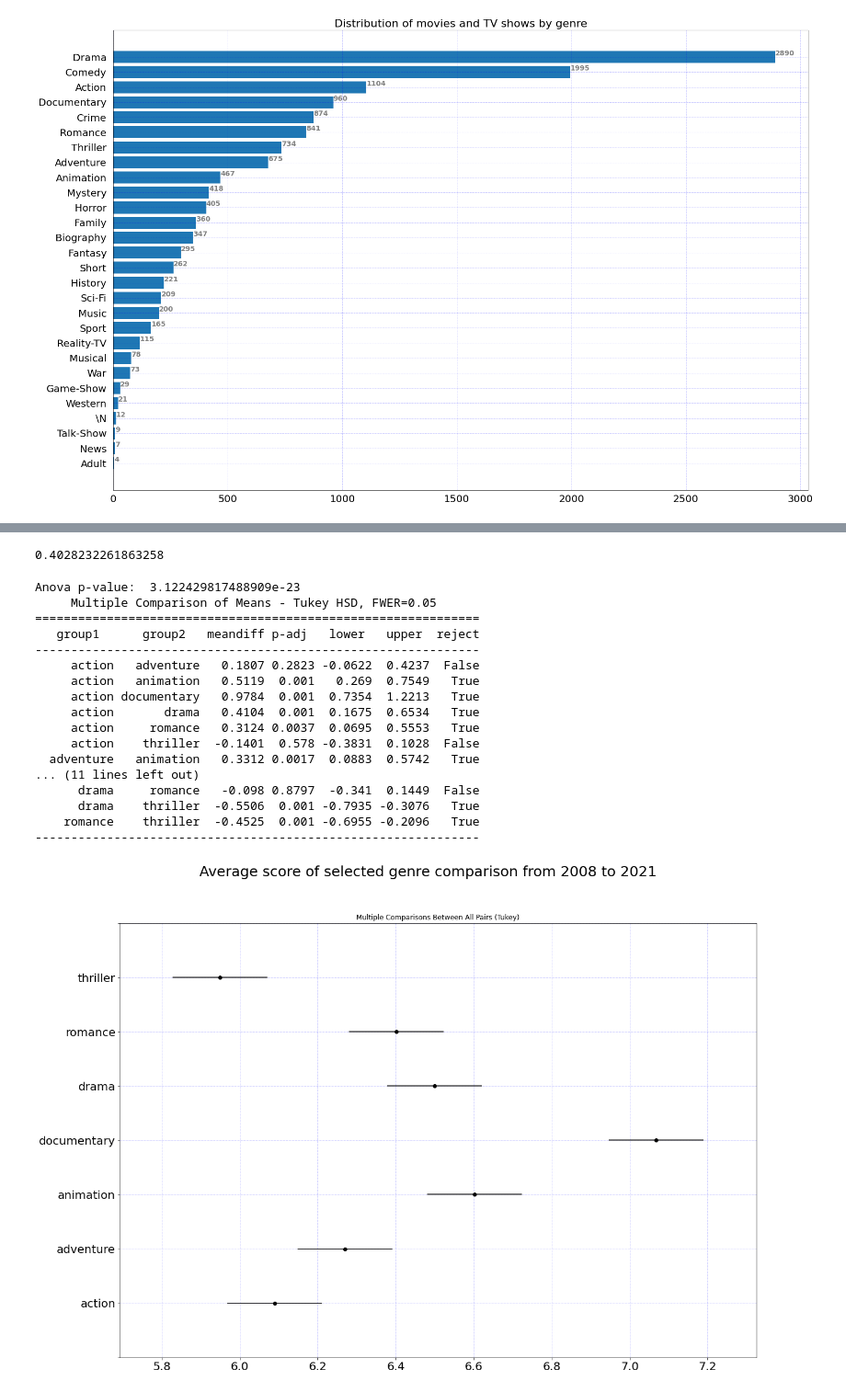
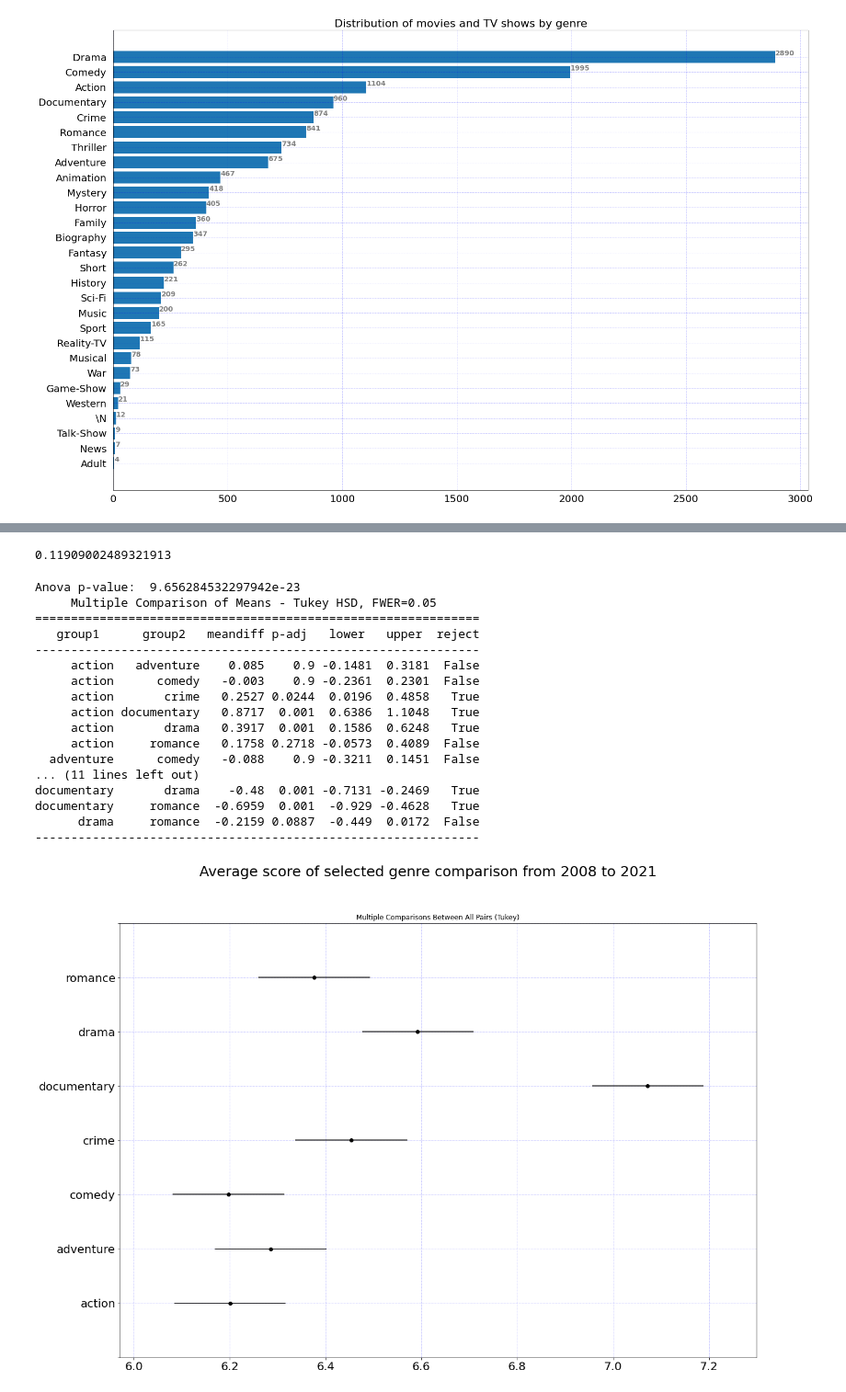
Before and after one commit to johnnminh/CMPT353-Netflix-Data, a Jupyter notebook: genre_analyzing.ipynb, the cells around one changed output, grey strips where cells are left out. Shown at 92% size. Saved outputs shown, nothing was run; the diff lists cells and outputs as text; code cells hidden in the pictures.

Commit message:
Change year range and genre

```diff
--- a/genre_analyzing.ipynb
+++ b/genre_analyzing.ipynb
@@ -76,6 +98,6 @@ yearly_groupped = title_genre_4.groupby('year').size().reset_index(name = 'count
 # %%
 yearly_groupped = yearly_groupped[yearly_groupped['year'] > 2000]
-subset_year = title_genre_4[title_genre_4['year']>2008]
+subset_year = title_genre_4[title_genre_4['year']>2000]
 subset_year = subset_year.set_index('year')
 # %%
 subset_year = subset_year.groupby(['splitted_genre','year'])['averageRating'].mean().reset_index()
@@ -83,13 +121,14 @@ subset_year = subset_year.groupby(['splitted_genre','year'])['averageRating'].me
 subset_year =subset_year.set_index('splitted_genre')
 # %%
 subset_year_2 = subset_year.loc[['Action', 'Comedy','Drama','Documentary','Crime',
-                                 'Romance','Thriller','Adventure','Animation']].reset_index()
+                                 'Romance','Thriller','Adventure','Animation','Mystery', 'Horror']].reset_index()
 # %%
 list_p =[]
 genre_list = ['Action', 'Comedy','Drama','Documentary','Crime',
-                                 'Romance','Thriller','Adventure','Animation']
+                                 'Romance','Thriller','Adventure','Animation','Mystery','Horror']
 for i in genre_list:
     subset_genre = subset_year_2[subset_year_2['splitted_genre']==i]
     normal_cal = stats.normaltest(subset_genre['averageRating']).pvalue
     print(i, normal_cal)
+subset_year_2 = subset_year_2[(subset_year_2['year']!=2003) & (subset_year_2['year'] !=2004)]
 # %% [output]
@@ -116,64 +146,64 @@ sns.distplot(crime_df['averageRating'] , color="deeppink", ax=axes[1], axlabel='
 # %%
 genre_list = ['Action', 'Comedy','Drama','Documentary','Crime',
-                                 'Romance','Thriller','Adventure','Animation']
-action_df = subset_year_2[subset_year_2['splitted_genre']=='Action'].drop(columns=['year'])
+                                 'Romance','Adventure']
+action_df = subset_year_2[(subset_year_2['splitted_genre']=='Action')].drop(columns=['year'])
 drama_df = subset_year_2[subset_year_2['splitted_genre']=='Drama'].drop(columns=['year'])
 documentary_df = subset_year_2[subset_year_2['splitted_genre']=='Documentary'].drop(columns=['year'])
 romance_df = subset_year_2[subset_year_2['splitted_genre']=='Romance'].drop(columns=['year'])
-thriller_df = subset_year_2[subset_year_2['splitted_genre']=='Thriller'].drop(columns=['year'])
 adventure_df = subset_year_2[subset_year_2['splitted_genre']=='Adventure'].drop(columns=['year'])
-animation_df = subset_year_2[subset_year_2['splitted_genre']=='Animation'].drop(columns=['year'])
+comedy_df = subset_year_2[subset_year_2['splitted_genre']=='Comedy'].drop(columns=['year'])
+crime_df = subset_year_2[subset_year_2['splitted_genre']=='Crime'].drop(columns=['year'])
 # %%
 initial_levene_p = stats.levene(action_df['averageRating'], drama_df['averageRating'], documentary_df['averageRating'], romance_df['averageRating'],
-                                thriller_df['averageRating'],adventure_df['averageRating'], animation_df['averageRating']).pvalue
+                                crime_df['averageRating'],adventure_df['averageRating'], comedy_df['averageRating']).pvalue
 print(initial_levene_p)
 # %% [output]
-0.4028232261863258
+0.11909002489321913
 # %%
 #They have equal variance=>Proceed with ANOVA test
 anova = stats.f_oneway(action_df['averageRating'],      drama_df['averageRating'],
                        documentary_df['averageRating'], romance_df['averageRating'],
-                       thriller_df['averageRating'],     adventure_df['averageRating'],
-                       animation_df['averageRating'])
+                       comedy_df['averageRating'],     adventure_df['averageRating'],
+                       crime_df['averageRating'])
 print("Anova p-value: ", anova.pvalue)
 data = pd.DataFrame({'action': action_df['averageRating'].tolist(),
                         'drama': drama_df['averageRating'].tolist(),
                         'documentary': documentary_df['averageRating'].tolist(),
                         'romance': romance_df['averageRating'].tolist(),
-                        'thriller': thriller_df['averageRating'].tolist(),
+                        'comedy': comedy_df['averageRating'].tolist(),
                         'adventure': adventure_df['averageRating'].tolist(),
-                        'animation': animation_df['averageRating'].tolist()})
+                        'crime': crime_df['averageRating'].tolist()})
 
 melted = pd.melt(data)
 posthoc = pairwise_tukeyhsd(
     melted['value'], melted['variable'],
     alpha=0.05)
 print(posthoc)
 ax = plt.axes()
 ax.yaxis.label.set_size(16)
 ax.xaxis.label.set_size(18)
 ax.grid(b = True, color ='blue',
         linestyle ='-.', linewidth = 0.5,
         alpha = 0.4)
 fig = posthoc.plot_simultaneous(ax=ax, figsize=(20, 14))
 fig.suptitle('Average score of selected genre comparison from 2008 to 2021', fontsize=25)
 fig.savefig("posthoc.png")
 # %% [output]
-Anova p-value:  3.122429817488909e-23
+Anova p-value:  9.656284532297942e-23
      Multiple Comparison of Means - Tukey HSD, FWER=0.05
 ==============================================================
    group1      group2   meandiff p-adj   lower   upper  reject
 --------------------------------------------------------------
-     action   adventure   0.1807 0.2823 -0.0622  0.4237  False
-     action   animation   0.5119  0.001   0.269  0.7549   True
-     action documentary   0.9784  0.001  0.7354  1.2213   True
-     action       drama   0.4104  0.001  0.1675  0.6534   True
-     action     romance   0.3124 0.0037  0.0695  0.5553   True
-     action    thriller  -0.1401  0.578 -0.3831  0.1028  False
-  adventure   animation   0.3312 0.0017  0.0883  0.5742   True
+     action   adventure    0.085    0.9 -0.1481  0.3181  False
+     action      comedy   -0.003    0.9 -0.2361  0.2301  False
+     action       crime   0.2527 0.0244  0.0196  0.4858   True
+     action documentary   0.8717  0.001  0.6386  1.1048   True
+     action       drama   0.3917  0.001  0.1586  0.6248   True
+     action     romance   0.1758 0.2718 -0.0573  0.4089  False
+  adventure      comedy   -0.088    0.9 -0.3211  0.1451  False
 ... (11 lines left out)
-      drama     romance   -0.098 0.8797  -0.341  0.1449  False
-      drama    thriller  -0.5506  0.001 -0.7935 -0.3076   True
-    romance    thriller  -0.4525  0.001 -0.6955 -0.2096   True
+documentary       drama    -0.48  0.001 -0.7131 -0.2469   True
+documentary     romance  -0.6959  0.001  -0.929 -0.4628   True
+      drama     romance  -0.2159 0.0887  -0.449  0.0172  False
 --------------------------------------------------------------
-[figure, old version]
+[figure, new version]
```
Also changed, not shown: parts of 5 cells of this notebook.
